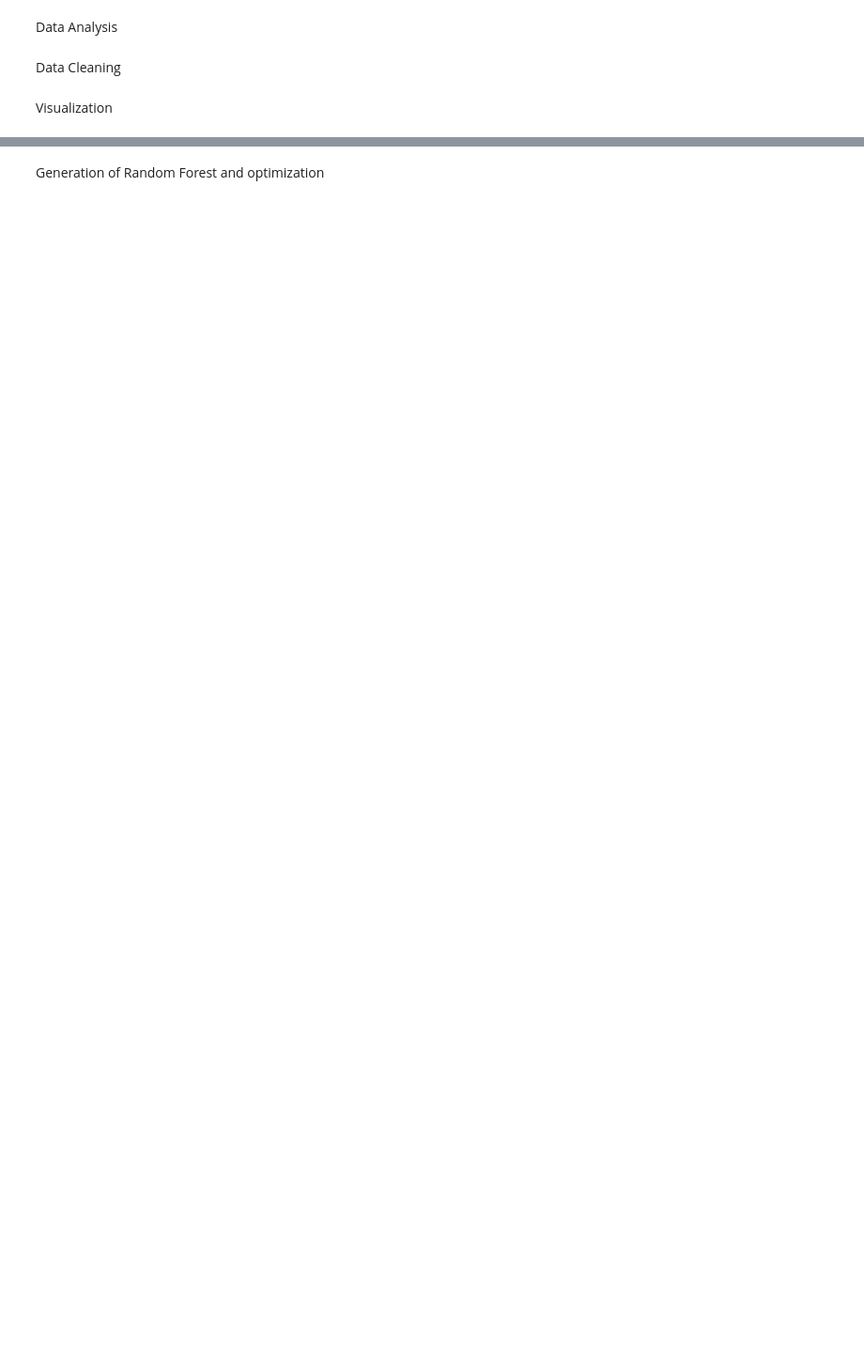
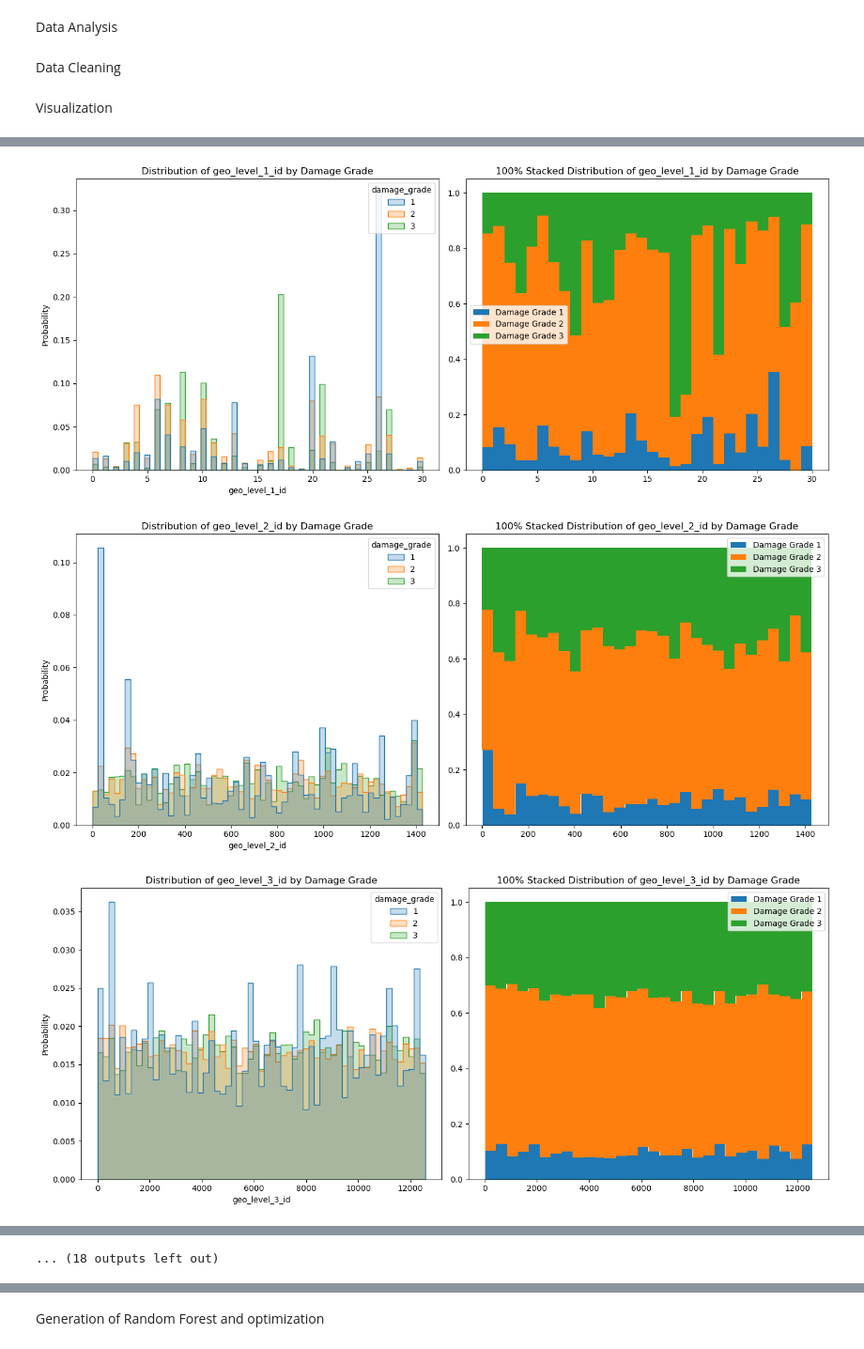
Before and after one commit to miloszpaul/minicomp, a Jupyter notebook: main_petr.ipynb, the cells around one changed output, grey strips where cells are left out. Shown at 94% size. Drawn from its saved outputs; the diff is of its cells as text; code cells hidden in the pictures; blank space fills up the shorter version.

```diff
--- a/main_petr.ipynb
+++ b/main_petr.ipynb
@@ -30,0 +65,7 @@ Visualization
+# %%
+# for each predictor, show histogram and 100% stacked histogram
+helper_functions_petr.histograms_f(X_train,y_train,cols_ignore=('building_id'))
+# %% [output]
+[figure, added]
+[figure, added]
+[figure, added]
@@ -30,0 +81 @@ Visualization
+... (18 outputs left out)
```
Also changed, not shown: parts of 14 cells of this notebook.
